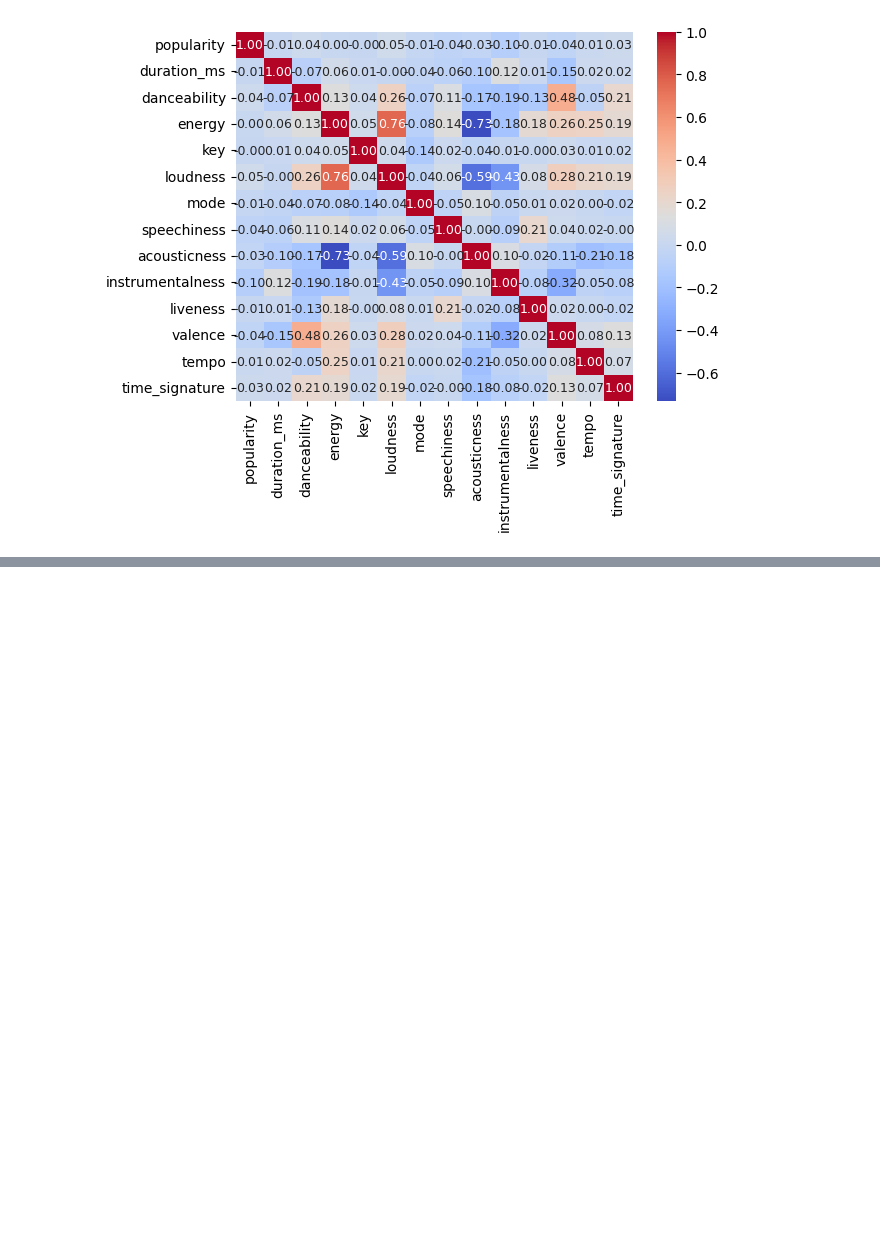
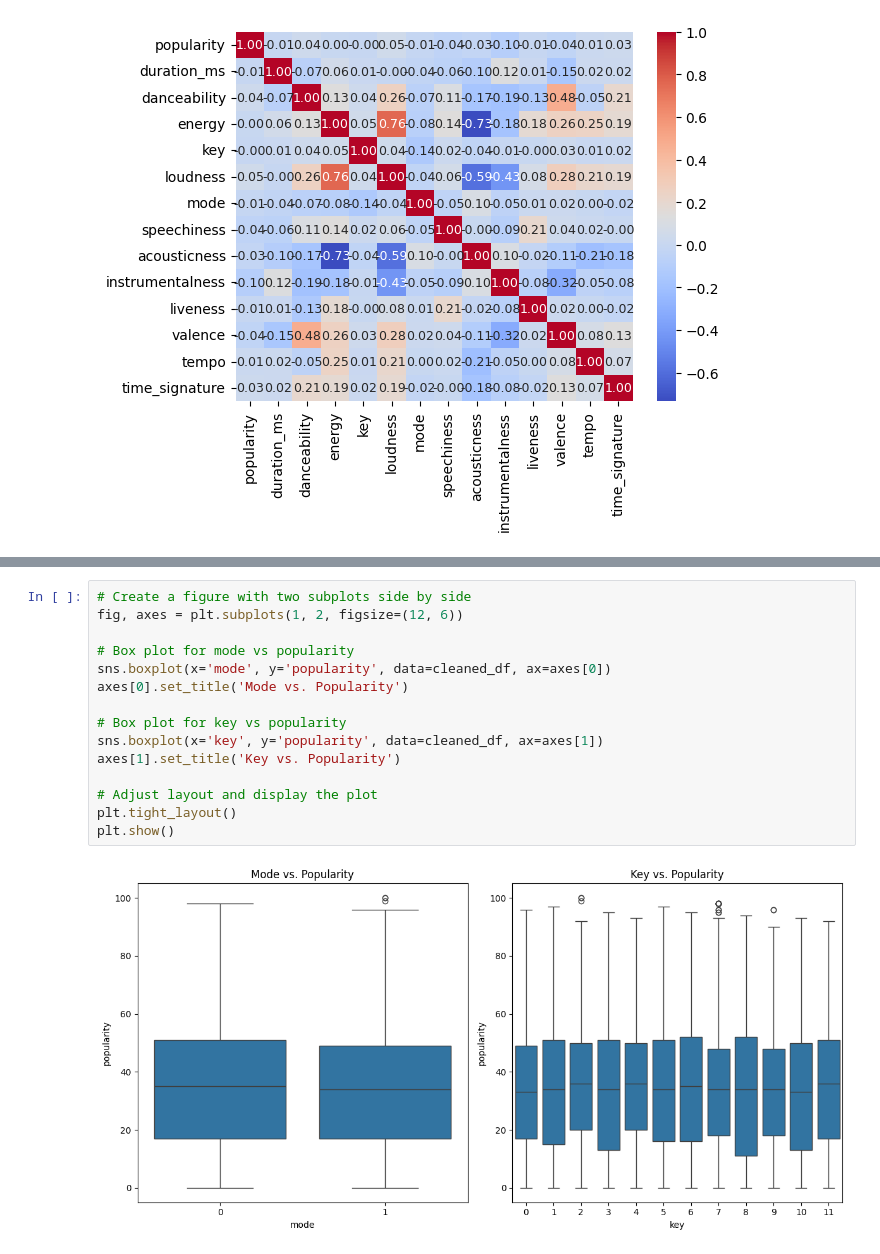
Before and after one commit to rghosh1353/spotify_genre_proj, a Jupyter notebook: spotify_dataclean_EDA.ipynb, the cells around one changed output, grey strips where cells are left out. Drawn from its saved outputs; the diff is of its cells as text; blank space fills up the shorter version.

```diff
--- a/spotify_dataclean_EDA.ipynb
+++ b/spotify_dataclean_EDA.ipynb
@@ -328,0 +364,17 @@ plt.show()
+# %%
+# Create a figure with two subplots side by side
+fig, axes = plt.subplots(1, 2, figsize=(12, 6))
+
+# Box plot for mode vs popularity
+sns.boxplot(x='mode', y='popularity', data=cleaned_df, ax=axes[0])
+axes[0].set_title('Mode vs. Popularity')
+
+# Box plot for key vs popularity
+sns.boxplot(x='key', y='popularity', data=cleaned_df, ax=axes[1])
+axes[1].set_title('Key vs. Popularity')
+
+# Adjust layout and display the plot
+plt.tight_layout()
+plt.show()
+# %% [output]
+[figure, added]
```
Also changed, not shown: parts of 10 cells of this notebook.
